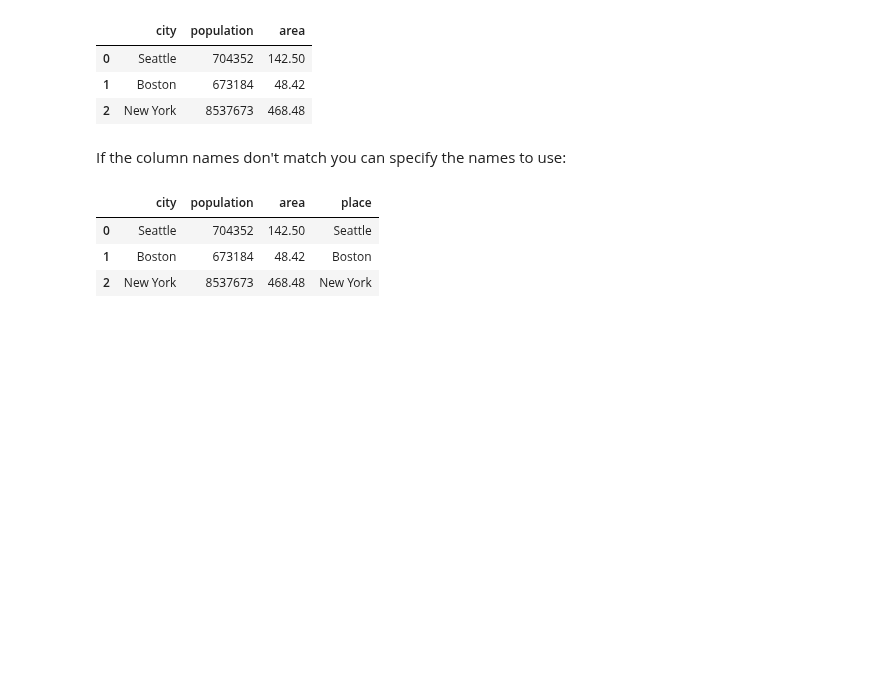
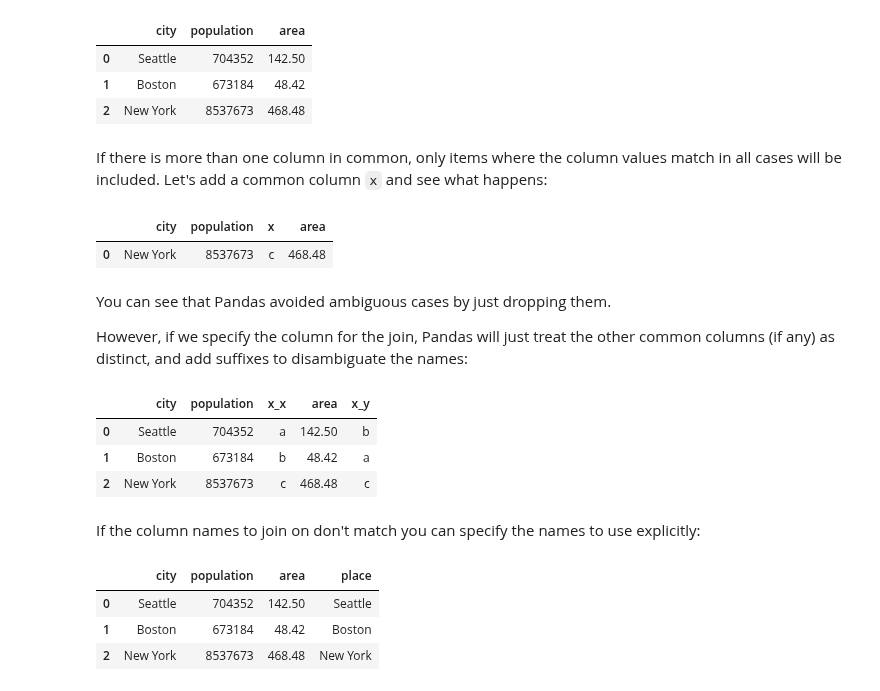
Before and after one commit to gramster/gramw.github.io, a Jupyter notebook: posts/exploratory-data-analysis-with-numpy-and-pandas.ipynb, the cells around one changed output. Cells and saved outputs as stored; diff of their text form; code cells hidden in the pictures; blank space fills up the shorter version.

```diff
--- a/posts/exploratory-data-analysis-with-numpy-and-pandas.ipynb
+++ b/posts/exploratory-data-analysis-with-numpy-and-pandas.ipynb
@@ -1222,8 +1232,32 @@ pd.merge(d1, d2, on='city')
 | 0 | Seattle | 704352 | 142.50 |
 | 1 | Boston | 673184 | 48.42 |
 | 2 | New York | 8537673 | 468.48 |
+# %% [markdown]
+If there is more than one column in common, only items where the column values match in all cases will be included. Let's add a common column `x` and see what happens:
+# %%
+d10 = pd.DataFrame({'city': ['Seattle', 'Boston', 'New York'],
+                    'x': ['a', 'b', 'c'],
+                    'population': [704352, 673184, 8537673]})
+d11 = pd.DataFrame({'city': ['Boston', 'New York', 'Seattle'],
+                    'x': ['a', 'c', 'b'],
+                    'area': [48.42, 468.48, 142.5]})
+pd.merge(d10, d11)
+# %% [output]
+|  | city | population | x | area |
+| 0 | New York | 8537673 | c | 468.48 |
+# %% [markdown]
+You can see that Pandas avoided ambiguous cases by just dropping them.
+
+However, if we specify the column for the join, Pandas will just treat the other common columns (if any) as distinct, and add suffixes to disambiguate the names:
+# %%
+pd.merge(d10, d11, on='city')
+# %% [output]
+|  | city | population | x_x | area | x_y |
+| 0 | Seattle | 704352 | a | 142.50 | b |
+| 1 | Boston | 673184 | b | 48.42 | a |
+| 2 | New York | 8537673 | c | 468.48 | c |
 # %% [markdown]
-If the column names don't match you can specify the names to use:
+If the column names to join on don't match you can specify the names to use explicitly:
 # %%
 d3 = pd.DataFrame({'place': ['Boston', 'New York', 'Seattle'], 'area': [48.42, 468.48, 142.5]})
 pd.merge(d1, d3, left_on='city', right_on='place')
```
Also changed, not shown: parts of 23 cells of this notebook, 12 other files.
